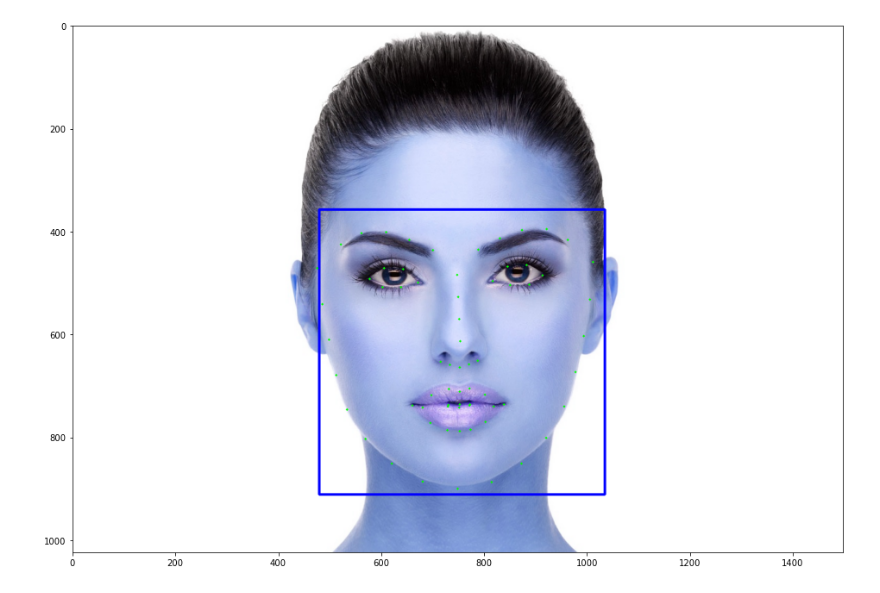
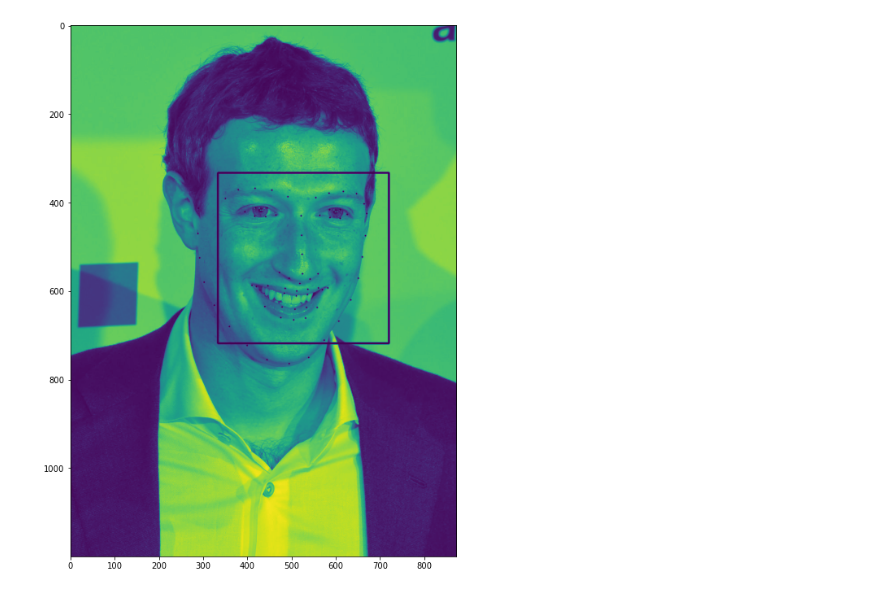
Before and after one commit to wahidustoz/facemark, a Jupyter notebook: facemark.AI/Landmarks.ipynb, the cells around one changed output. Drawn from its saved outputs; the diff is of its cells as text; code cells hidden in the pictures.

Commit message:
Fix some codes about gray scale.

```diff
--- a/facemark.AI/Landmarks.ipynb
+++ b/facemark.AI/Landmarks.ipynb
@@ -21,7 +21,7 @@ detector = dlib.get_frontal_face_detector()
 predictor = dlib.shape_predictor('shape_predictor_68_face_landmarks.dat')
 # %%
 # read image
-image_o = cv2.imread("temp.jpg", cv2.IMREAD_COLOR)
+image_o = cv2.imread("temp2.jpg", cv2.IMREAD_COLOR)
 # %%
 # resize the video
 #W = 640
@@ -79,7 +69,9 @@ with open("landmarks.json", "w") as json_file :
-# %%
-plt.figure(figsize=(16, 12))
-plt.imshow(image)
-plt.show()
-# %% [output]
-[figure, removed]
+# %%
+plt.figure(figsize=(16, 12))
+plt.imshow(img_gray)
+plt.show()
+# This image is a gray scale one.
+# plt(pyplot) is not made for image processing, so the color can be strange.
+# %% [output]
+[figure, added]
 # %%
```
Also changed, not shown: parts of 5 cells of this notebook.
